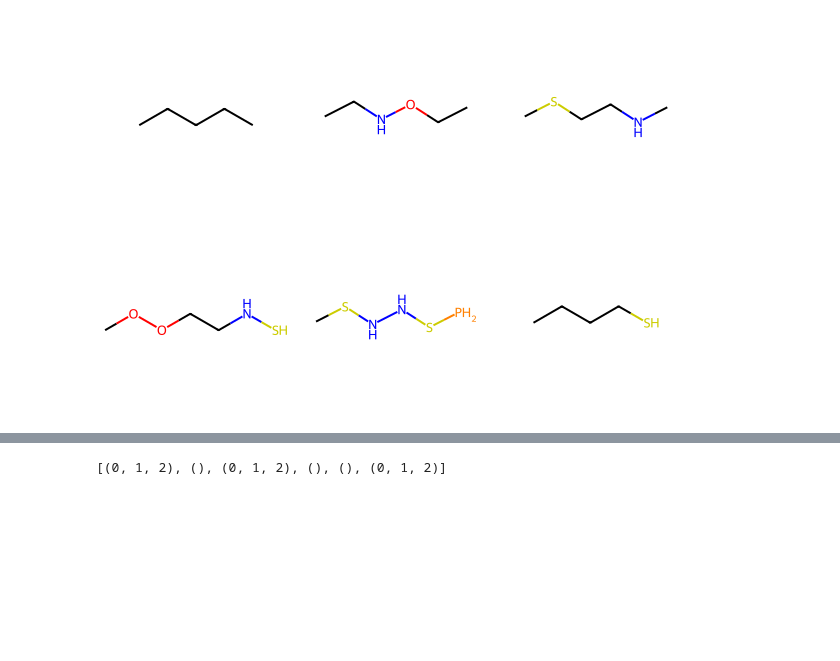
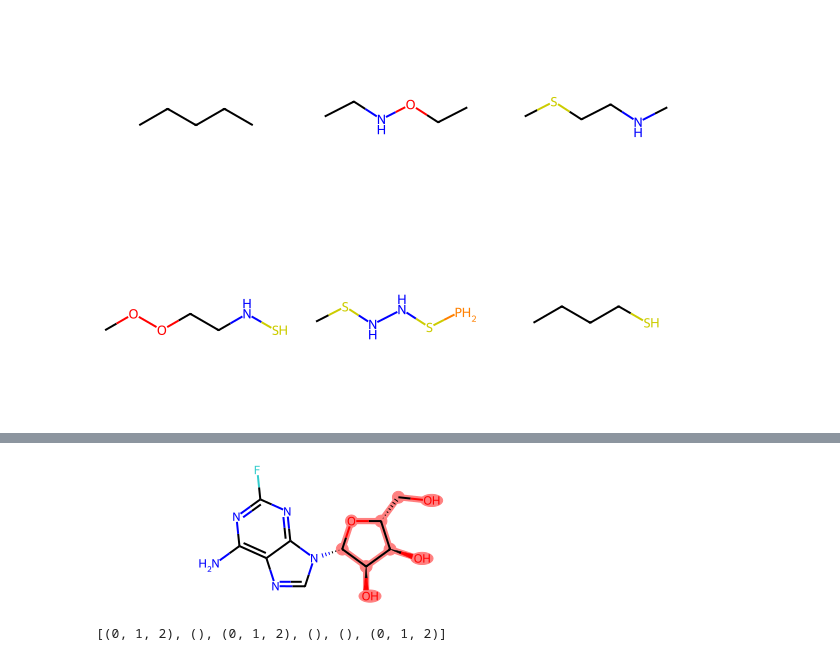
Before and after one commit to daiyizheng/DL, a Jupyter notebook: 07-rdkit/05-rdkit SMARTS语言应用.ipynb, the cells around one changed output, grey strips where cells are left out. Saved outputs shown, nothing was run; the diff lists cells and outputs as text; code cells hidden in the pictures; blank space fills up the shorter version.

```diff
--- a/07-rdkit/04-SMARTS语言应用.ipynb
+++ b/07-rdkit/05-rdkit SMARTS语言应用.ipynb
@@ -75,3 +87,8 @@ Chem.Draw.MolsToGridImage(mol_list)
+# %%
+m.__sssAtoms = [0,1,2,3,4,16,17,18,19]
+m
+# %% [output]
+[figure, added]
 # %%
 ## 匹配特定模式的分子
 query = Chem.MolFromSmarts('C*C')
```
Also changed, not shown: parts of 11 cells of this notebook, 2 other files.
